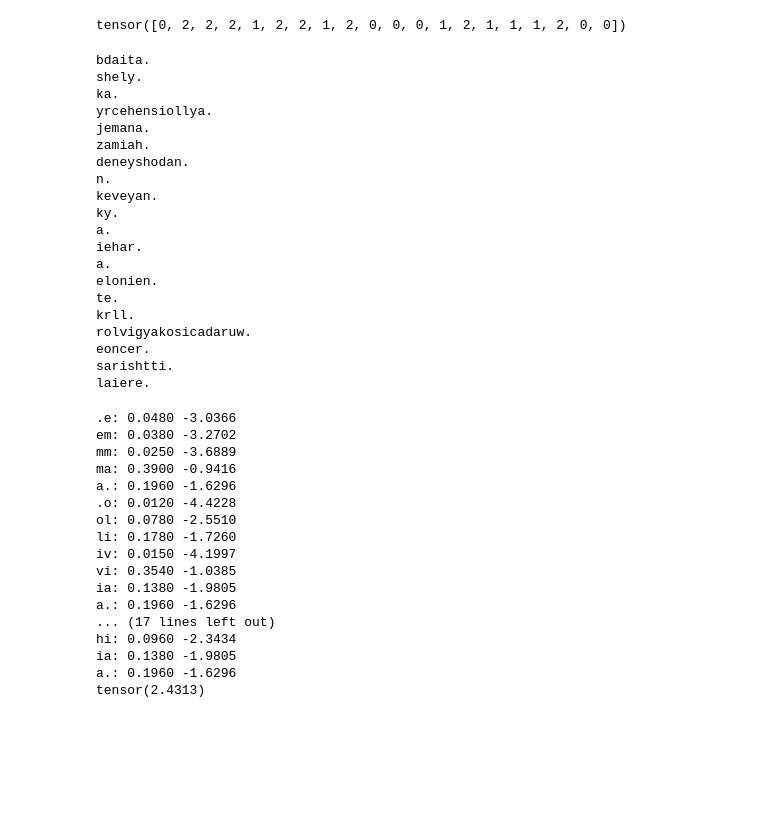
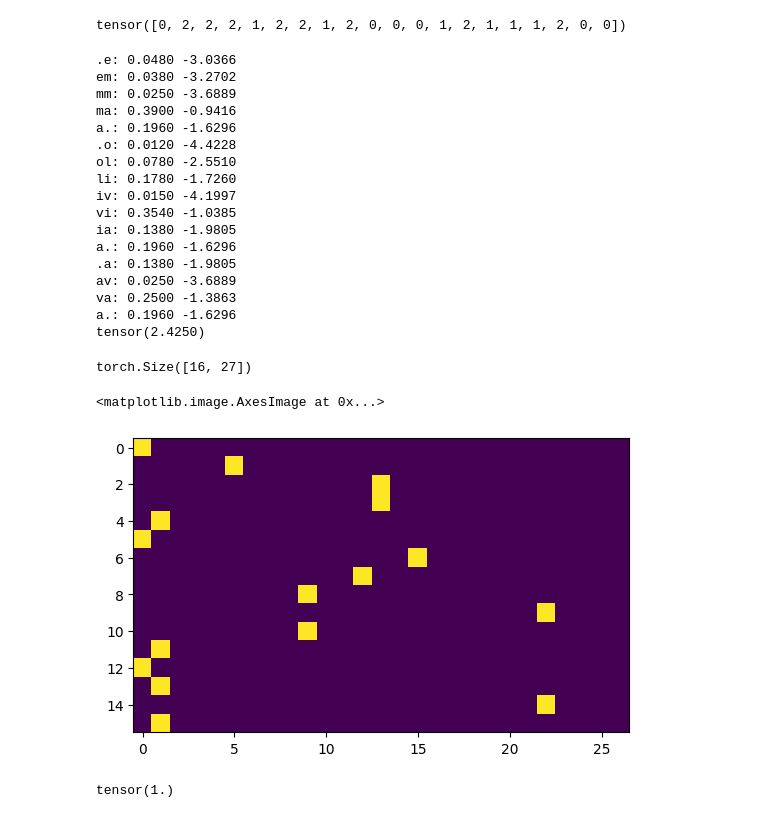
Before and after one commit to detroitnatif/LLM-V1, a Jupyter notebook: Bigrams.ipynb, the cells around one changed output. Saved outputs shown, nothing was run; the diff lists cells and outputs as text; code cells hidden in the pictures; blank space fills up the shorter version.

```diff
--- a/Bigrams.ipynb
+++ b/Bigrams.ipynb
@@ -94,7 +94,7 @@ torch.multinomial(p, num_samples=20, replacement=True, generator=g)
 # %% [output]
 tensor([0, 2, 2, 2, 1, 2, 2, 1, 2, 0, 0, 0, 1, 2, 1, 1, 1, 2, 0, 0])
 # %%
-P = N / N.sum(dim=1, keepdim=True) # dim = 1 sums across rows whereas dim = 0 sums each column
+P = (N+1) / N.sum(dim=1, keepdim=True) # dim = 1 sums across rows whereas dim = 0 sums each column
 P = torch.round(P * 1000) / 1000 # keepdim=True makes sure that rows and not columns get normalized
 
 #P[0].sum() # if this is == 1 it means the row is normalized
@@ -107,43 +107,23 @@ for i in range(20):
     out = []
     while True:
 
-        p = P[ix]
+        p = P[ix] # pulls out the row
 
         # p = N[ix].float() # get the entire row in floating point
         #p = p / p.sum() # divide row by sum to get weights
 
         # p = torch.ones(27) / 27 this would create an equal distribution which is the same as an untrained model
 
-        ix = torch.multinomial(p, num_samples=1, replacement=True, generator=g).item()
-        out.append(i2s[ix])
+        ix = torch.multinomial(p, num_samples=1, replacement=True, generator=g).item() # creates one sample using the probability matrix
+        out.append(i2s[ix]) # create a list of samples and wait under the terminator
+
         if ix == 0:
             break
-    print(''.join(out))
+   # print(''.join(out))
-# %% [output]
-bdaita.
-shely.
-ka.
-yrcehensiollya.
-jemana.
-zamiah.
-deneyshodan.
-n.
-keveyan.
-ky.
-a.
-iehar.
-a.
-elonien.
-te.
-krll.
-rolvigyakosicadaruw.
-eoncer.
-sarishtti.
-laiere.
 # %%
 log_liklihood = 0
 n = 0
-for w in words[:5]:
+for w in words[:3]:
     chs = '.' + w + '.'
     for ch1, ch2 in zip(chs, chs[1:]):
         ix1 = s2i[ch1]
@@ -170,8 +150,30 @@ iv: 0.0150 -4.1997
 vi: 0.3540 -1.0385
 ia: 0.1380 -1.9805
 a.: 0.1960 -1.6296
-... (17 lines left out)
-hi: 0.0960 -2.3434
-ia: 0.1380 -1.9805
+.a: 0.1380 -1.9805
+av: 0.0250 -3.6889
+va: 0.2500 -1.3863
 a.: 0.1960 -1.6296
-tensor(2.4313)
+tensor(2.4250)
+# %%
+xs, ys = [], []
+
+for w in words[:3]:
+    chs = "." + w + "."
+    for ch1, ch2 in zip(chs, chs[1:]):
+        ix1 = s2i[ch1]
+        ix2 = s2i[ch2]
+        xs.append(ix1)
+        ys.append(ix2)
+
+xs = torch.tensor(xs)
+ys = torch.tensor(ys)
+# %%
+import torch.nn.functional as F
+xenc = F.one_hot(xs, num_classes=27).float()
+print(xenc.shape)
+plt.imshow(xenc)
+# %% [output]
+torch.Size([16, 27])
+<matplotlib.image.AxesImage at 0x...>
+[figure, added]
@@ -177,0 +182,8 @@ tensor(2.4313)
+# %%
+# (16 x 27) @ (27 x 27) => (16 x 27)
+
+logits = xenc @ W
+counts = logits.exp()
+probs = counts / counts.sum(1, keepdims=True) # normalize rows
+# %% [output]
+tensor(1.)
```
Also changed, not shown: parts of 3 cells of this notebook.
